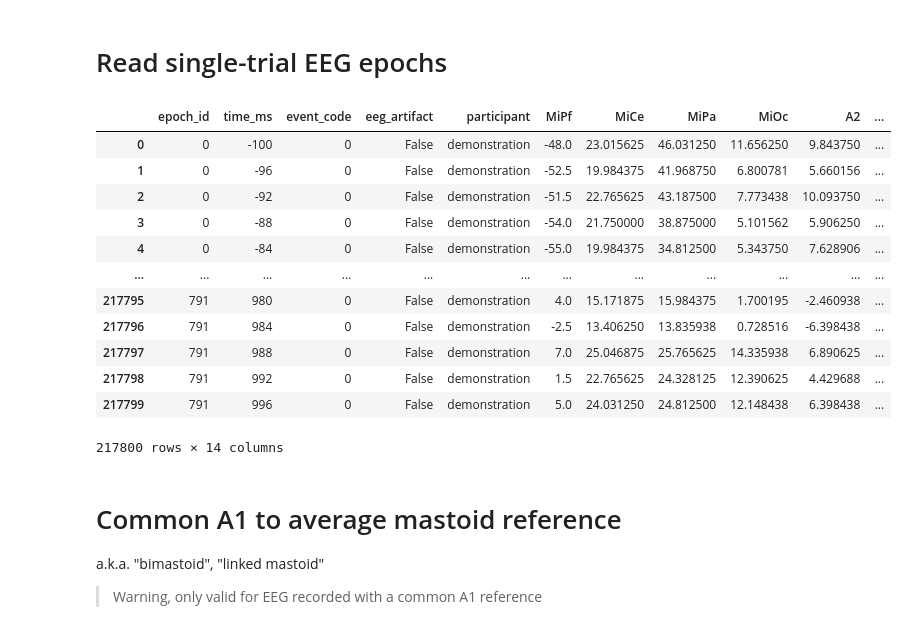
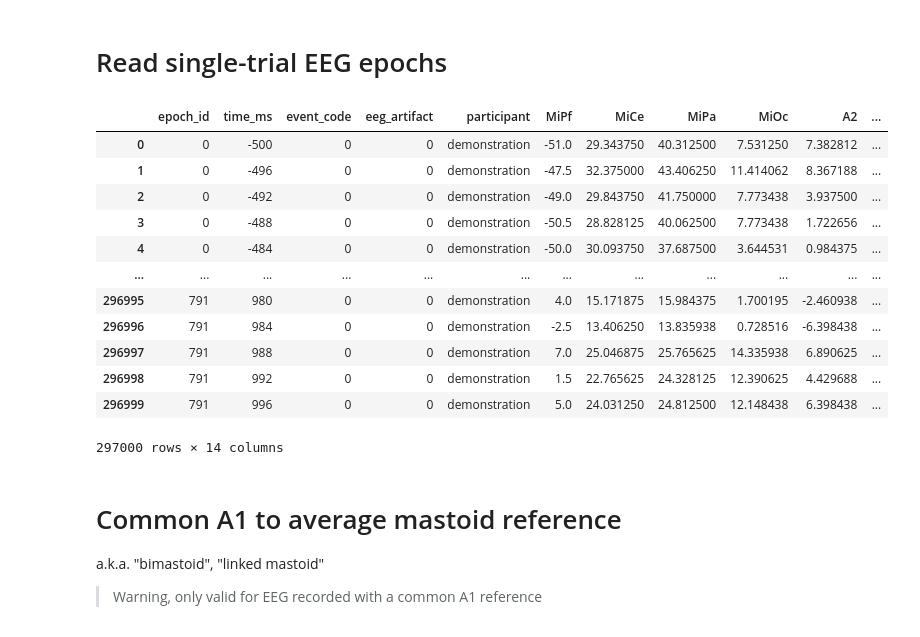
Before and after one commit to turbach/spudtr, a Jupyter notebook: docs/user_guide/eeg/eeg_utils.ipynb, the cells around one changed output. Drawn from its saved outputs; the diff is of its cells as text; code cells hidden in the pictures.

```diff
--- a/docs/user_guide/eeg/eeg_utils.ipynb
+++ b/docs/user_guide/eeg/eeg_utils.ipynb
@@ -8,28 +7,28 @@ from spudtr import DATA_DIR
 # %%
-epochs_df = pd.read_hdf(DATA_DIR / "gh_sub000p3.epochs.h5", key="p3")
+epochs_df = pd.read_hdf(DATA_DIR / P3_F, key="p3")
 
-# specify the columns with EEG data
+# specify the epoch_id, time stamps and columns with EEG data
 eeg_channels = ['MiPf', 'MiCe', 'MiPa', 'MiOc', 'A2']
 
 # check the epochs format
 epf.check_epochs(epochs_df, eeg_channels, epoch_id="epoch_id", time="time_ms")
 
 # preview the entire dataframe
 epochs_df
 # %% [output]
 |  | epoch_id | time_ms | event_code | eeg_artifact | participant | MiPf | MiCe | MiPa | MiOc | A2 | ... |
-| 0 | 0 | -100 | 0 | False | demonstration | -48.0 | 23.015625 | 46.031250 | 11.656250 | 9.843750 | ... |
-| 1 | 0 | -96 | 0 | False | demonstration | -52.5 | 19.984375 | 41.968750 | 6.800781 | 5.660156 | ... |
-| 2 | 0 | -92 | 0 | False | demonstration | -51.5 | 22.765625 | 43.187500 | 7.773438 | 10.093750 | ... |
-| 3 | 0 | -88 | 0 | False | demonstration | -54.0 | 21.750000 | 38.875000 | 5.101562 | 5.906250 | ... |
-| 4 | 0 | -84 | 0 | False | demonstration | -55.0 | 19.984375 | 34.812500 | 5.343750 | 7.628906 | ... |
+| 0 | 0 | -500 | 0 | 0 | demonstration | -51.0 | 29.343750 | 40.312500 | 7.531250 | 7.382812 | ... |
+| 1 | 0 | -496 | 0 | 0 | demonstration | -47.5 | 32.375000 | 43.406250 | 11.414062 | 8.367188 | ... |
+| 2 | 0 | -492 | 0 | 0 | demonstration | -49.0 | 29.843750 | 41.750000 | 7.773438 | 3.937500 | ... |
+| 3 | 0 | -488 | 0 | 0 | demonstration | -50.5 | 28.828125 | 40.062500 | 7.773438 | 1.722656 | ... |
+| 4 | 0 | -484 | 0 | 0 | demonstration | -50.0 | 30.093750 | 37.687500 | 3.644531 | 0.984375 | ... |
 | ... | ... | ... | ... | ... | ... | ... | ... | ... | ... | ... | ... |
-| 217795 | 791 | 980 | 0 | False | demonstration | 4.0 | 15.171875 | 15.984375 | 1.700195 | -2.460938 | ... |
-| 217796 | 791 | 984 | 0 | False | demonstration | -2.5 | 13.406250 | 13.835938 | 0.728516 | -6.398438 | ... |
-| 217797 | 791 | 988 | 0 | False | demonstration | 7.0 | 25.046875 | 25.765625 | 14.335938 | 6.890625 | ... |
-| 217798 | 791 | 992 | 0 | False | demonstration | 1.5 | 22.765625 | 24.328125 | 12.390625 | 4.429688 | ... |
-| 217799 | 791 | 996 | 0 | False | demonstration | 5.0 | 24.031250 | 24.812500 | 12.148438 | 6.398438 | ... |
+| 296995 | 791 | 980 | 0 | 0 | demonstration | 4.0 | 15.171875 | 15.984375 | 1.700195 | -2.460938 | ... |
+| 296996 | 791 | 984 | 0 | 0 | demonstration | -2.5 | 13.406250 | 13.835938 | 0.728516 | -6.398438 | ... |
+| 296997 | 791 | 988 | 0 | 0 | demonstration | 7.0 | 25.046875 | 25.765625 | 14.335938 | 6.890625 | ... |
+| 296998 | 791 | 992 | 0 | 0 | demonstration | 1.5 | 22.765625 | 24.328125 | 12.390625 | 4.429688 | ... |
+| 296999 | 791 | 996 | 0 | 0 | demonstration | 5.0 | 24.031250 | 24.812500 | 12.148438 | 6.398438 | ... |
-217800 rows × 14 columns
+297000 rows × 14 columns
 # %% [markdown]
 # Common A1 to average mastoid reference
 
```
Also changed, not shown: parts of 22 cells of this notebook, 16 other files.
